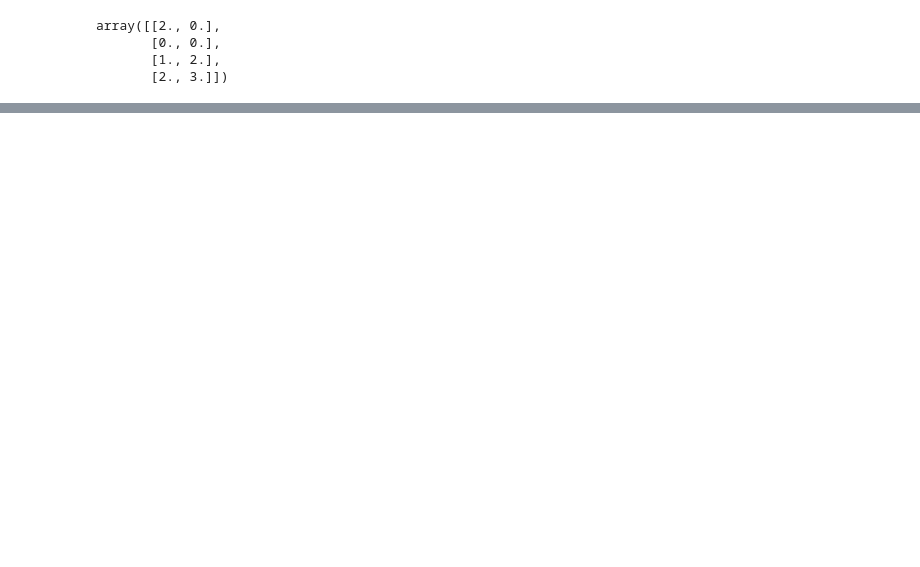
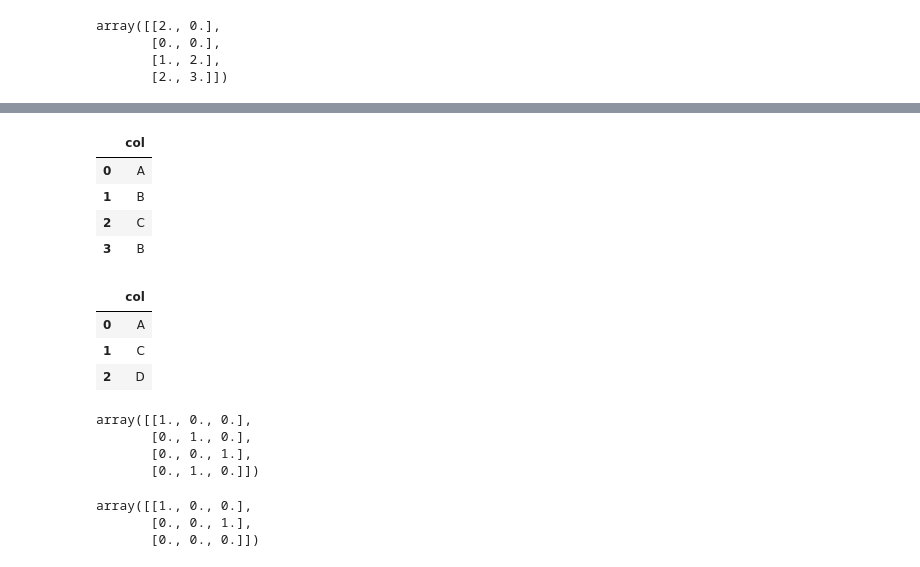
Before and after one commit to tien-le/-50-scikit-learn-tips, a Jupyter notebook: course - 50 scikit-learn tips.ipynb, the cells around one changed output, grey strips where cells are left out. Saved outputs shown, nothing was run; the diff lists cells and outputs as text; code cells hidden in the pictures; blank space fills up the shorter version.

Commit message:
Updated Table of Contents and +1 tip

```diff
--- a/course - 50 scikit-learn tips.ipynb
+++ b/course - 50 scikit-learn tips.ipynb
@@ -540,0 +562,3 @@ array([[2., 0.],
+# %%
+X = pd.DataFrame({'col':['A', 'B', 'C', 'B']})
+X_new = pd.DataFrame({'col':['A', 'C', 'D']})
@@ -540,0 +577,31 @@ array([[2., 0.],
+# %%
+X
+# %% [output]
+|  | col |
+| 0 | A |
+| 1 | B |
+| 2 | C |
+| 3 | B |
+# %%
+X_new
+# %% [output]
+|  | col |
+| 0 | A |
+| 1 | C |
+| 2 | D |
+# %%
+# three columns represent categories A, B, and C
+ohe.fit_transform(X[["col"]])
+# %% [output]
+array([[1., 0., 0.],
+       [0., 1., 0.],
+       [0., 0., 1.],
+       [0., 1., 0.]])
+# %%
+# category D was not learned by OneHotEncoder during the "fit" step
+# category D is encoded as all zeros
+ohe.transform(X_new)
+# %% [output]
+array([[1., 0., 0.],
+       [0., 0., 1.],
+       [0., 0., 0.]])
```
Also changed, not shown: parts of 24 cells of this notebook.
